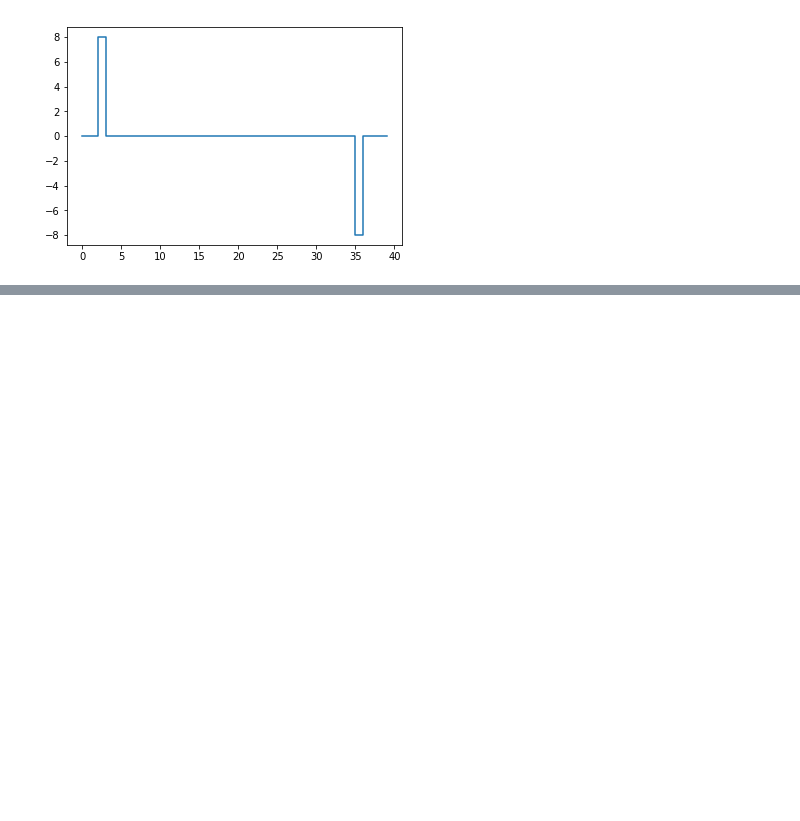
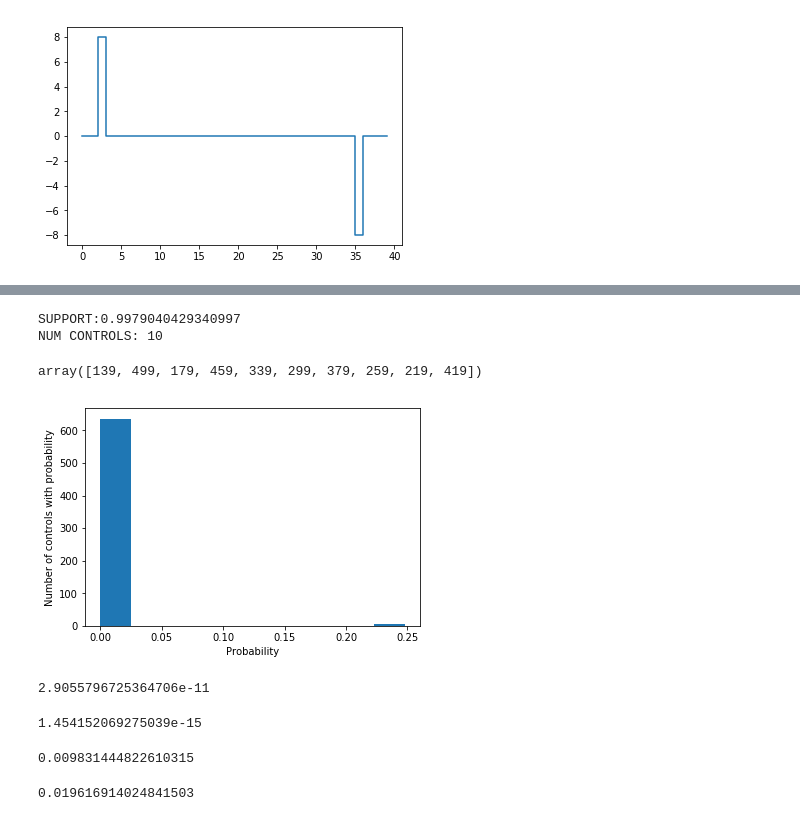
Before and after one commit to ampolloreno/decorrelating_errors, a Jupyter notebook: code/Example Notebook for Kevin.ipynb, the cells around one changed output, grey strips where cells are left out. Drawn from its saved outputs; the diff is of its cells as text; code cells hidden in the pictures; blank space fills up the shorter version.

```diff
--- a/code/Example Notebook for Kevin.ipynb
+++ b/code/Example Notebook for Kevin.ipynb
@@ -126,0 +204,31 @@ for c in first_few_controls:
+# %%
+hist_and_support(pca.weights)
+# %% [output]
+SUPPORT:0.9979040429340997
+NUM CONTROLS: 10
+array([139, 499, 179, 459, 339, 299, 379, 259, 219, 419])
+[figure, added]
+# %%
+order = 0
+# Zeroth order optimized weights
+scipy.linalg.norm(np.matrix([d.flatten() for d in derivs[order]]).T.dot(pca.weights_0))
+# %% [output]
+2.9055796725364706e-11
+# %%
+order = 0
+# Zeroth order optimized weights
+scipy.linalg.norm(np.matrix([d.flatten() for d in derivs[order]]).T.dot(pca.weights))
+# %% [output]
+1.454152069275039e-15
+# %%
+order = 1
+# Zeroth order optimized weights
+scipy.linalg.norm(np.matrix([d.flatten() for d in derivs[order]]).T.dot(pca.weights_0))
+# %% [output]
+0.009831444822610315
+# %%
+order = 1
+# Zeroth order optimized weights
+scipy.linalg.norm(np.matrix([d.flatten() for d in derivs[order]]).T.dot(pca.weights))
+# %% [output]
+0.019616914024841503
```
Also changed, not shown: parts of 7 cells of this notebook.
